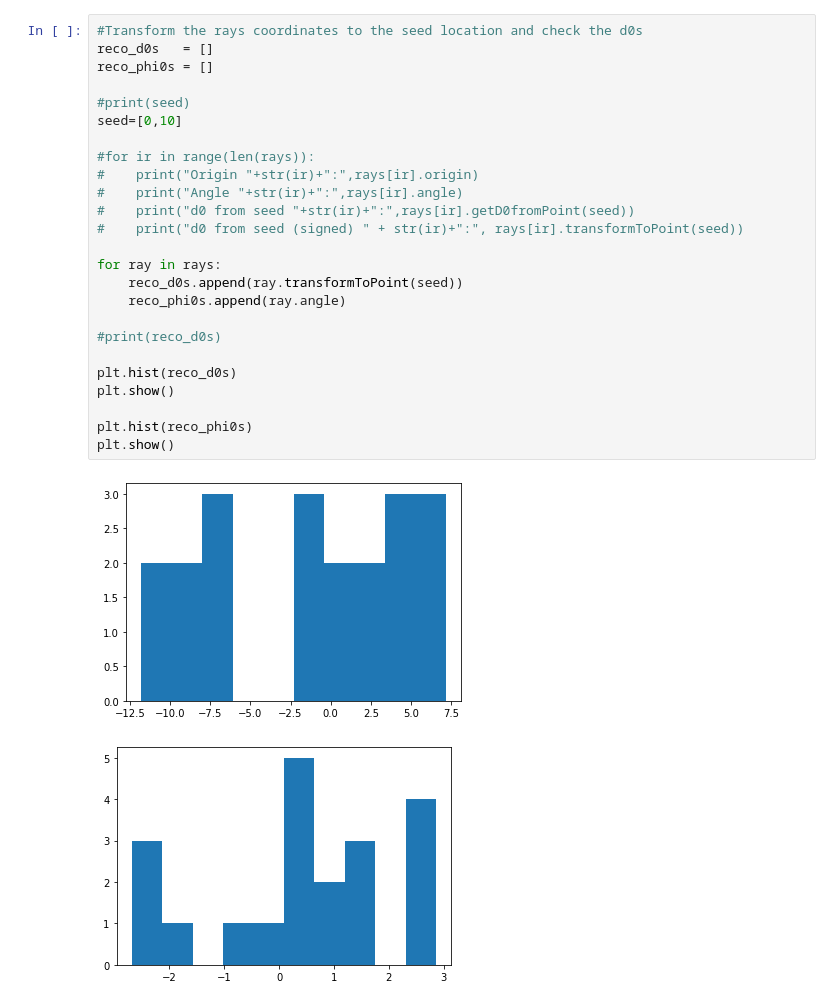
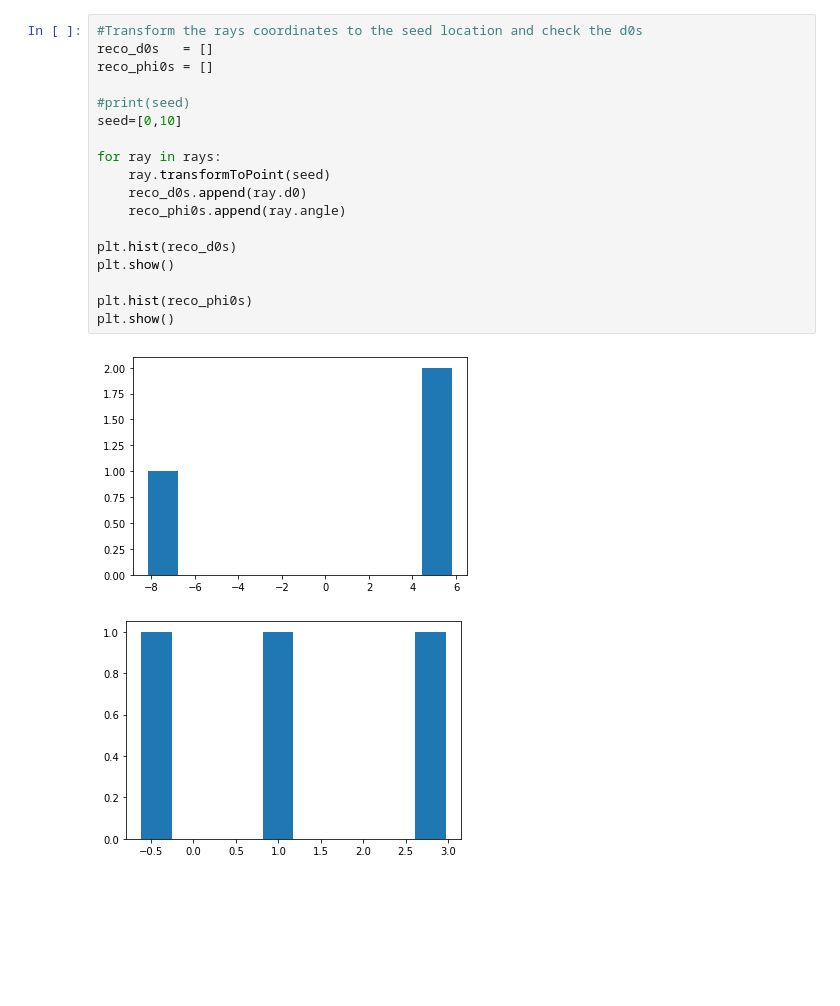
Before and after one commit to pbutti/smokeDet, a Jupyter notebook: smokeDet.ipynb, the cells around one changed output. Drawn from its saved outputs; the diff is of its cells as text; blank space fills up the shorter version.

Commit message:
Cleanup. Tracks now get transformed to reference point properly

```diff
--- a/smokeDet.ipynb
+++ b/smokeDet.ipynb
@@ -217,30 +215,23 @@ print(seed)
 # %%
 #Transform the rays coordinates to the seed location and check the d0s
 reco_d0s   = []
 reco_phi0s = []
 
 #print(seed)
 seed=[0,10]
 
-#for ir in range(len(rays)):
-#    print("Origin "+str(ir)+":",rays[ir].origin)
-#    print("Angle "+str(ir)+":",rays[ir].angle)
-#    print("d0 from seed "+str(ir)+":",rays[ir].getD0fromPoint(seed))
-#    print("d0 from seed (signed) " + str(ir)+":", rays[ir].transformToPoint(seed))
-
 for ray in rays:
-    reco_d0s.append(ray.transformToPoint(seed))
+    ray.transformToPoint(seed)
+    reco_d0s.append(ray.d0)
     reco_phi0s.append(ray.angle)
-
-#print(reco_d0s)
 
 plt.hist(reco_d0s)
 plt.show()
 
 plt.hist(reco_phi0s)
 plt.show()
 # %% [output]
-[figure, old version]
+[figure, new version]
-[figure, old version]
+[figure, new version]
 # %%
 class BilloirSimple2DFitter():
```
Also changed, not shown: parts of 3 cells of this notebook.
